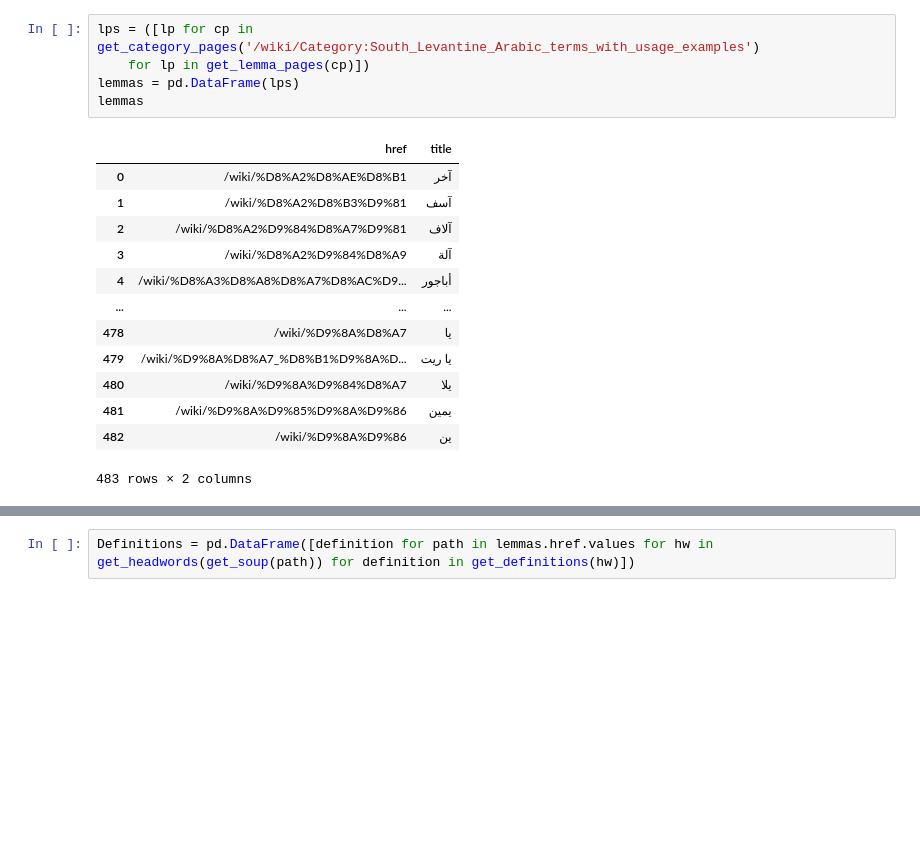
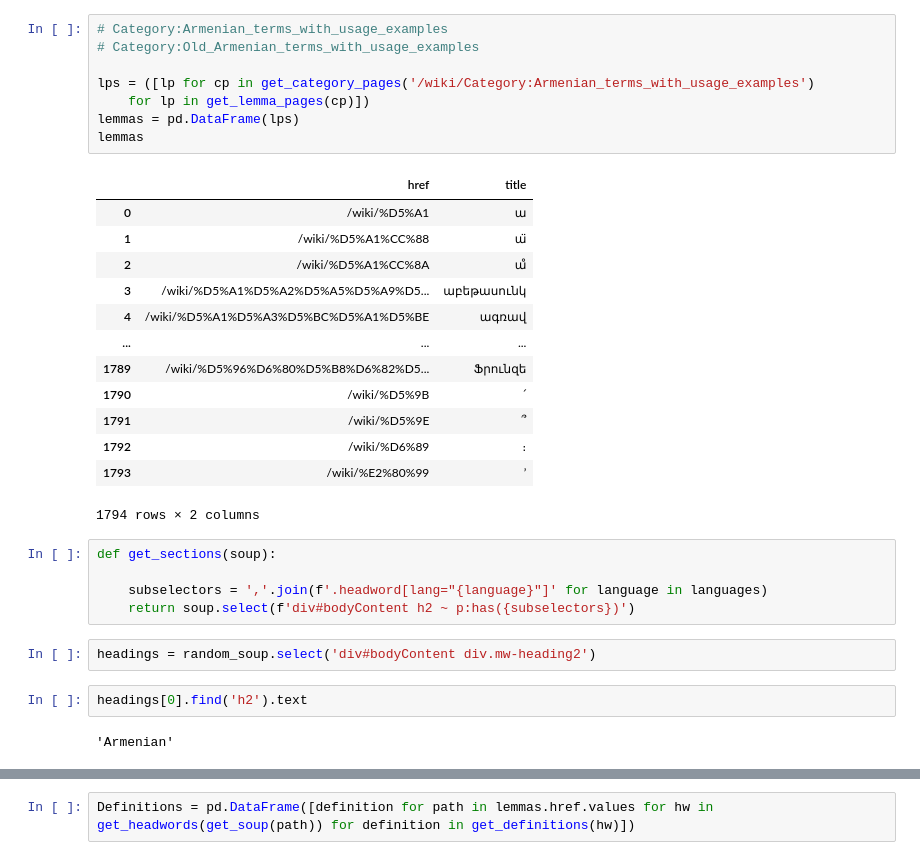
Before and after one commit to kebuhcah/viet-wiktionary-scrape, a Jupyter notebook: sandbox.ipynb, the cells around one changed output, grey strips where cells are left out. Drawn from its saved outputs; the diff is of its cells as text; blank space fills up the shorter version.

Commit message:
Scrape definitions by language

```diff
--- a/sandbox.ipynb
+++ b/sandbox.ipynb
@@ -40,19 +65,33 @@ def get_lemma_pages(path):
 # %%
-lps = ([lp for cp in get_category_pages('/wiki/Category:South_Levantine_Arabic_terms_with_usage_examples')
+# Category:Armenian_terms_with_usage_examples
+# Category:Old_Armenian_terms_with_usage_examples
+
+lps = ([lp for cp in get_category_pages('/wiki/Category:Armenian_terms_with_usage_examples')
     for lp in get_lemma_pages(cp)])
 lemmas = pd.DataFrame(lps)
 lemmas
 # %% [output]
 |  | href | title |
-| 0 | /wiki/%D8%A2%D8%AE%D8%B1 | آخر |
-| 1 | /wiki/%D8%A2%D8%B3%D9%81 | آسف |
-| 2 | /wiki/%D8%A2%D9%84%D8%A7%D9%81 | آلاف |
-| 3 | /wiki/%D8%A2%D9%84%D8%A9 | آلة |
-| 4 | /wiki/%D8%A3%D8%A8%D8%A7%D8%AC%D9... | أباجور |
+| 0 | /wiki/%D5%A1 | ա |
+| 1 | /wiki/%D5%A1%CC%88 | ա̈ |
+| 2 | /wiki/%D5%A1%CC%8A | ա̊ |
+| 3 | /wiki/%D5%A1%D5%A2%D5%A5%D5%A9%D5... | աբեթասունկ |
+| 4 | /wiki/%D5%A1%D5%A3%D5%BC%D5%A1%D5%BE | ագռավ |
 | ... | ... | ... |
-| 478 | /wiki/%D9%8A%D8%A7 | يا |
-| 479 | /wiki/%D9%8A%D8%A7_%D8%B1%D9%8A%D... | يا ريت |
-| 480 | /wiki/%D9%8A%D9%84%D8%A7 | يلا |
-| 481 | /wiki/%D9%8A%D9%85%D9%8A%D9%86 | يمين |
-| 482 | /wiki/%D9%8A%D9%86 | ين |
+| 1789 | /wiki/%D5%96%D6%80%D5%B8%D6%82%D5... | Ֆրունզե |
+| 1790 | /wiki/%D5%9B | ՛ |
+| 1791 | /wiki/%D5%9E | ՞ |
+| 1792 | /wiki/%D6%89 | ։ |
+| 1793 | /wiki/%E2%80%99 | ’ |
-483 rows × 2 columns
+1794 rows × 2 columns
+# %%
+def get_sections(soup):
+
+    subselectors = ','.join(f'.headword[lang="{language}"]' for language in languages)
+    return soup.select(f'div#bodyContent h2 ~ p:has({subselectors})')
+# %%
+headings = random_soup.select('div#bodyContent div.mw-heading2')
+# %%
+headings[0].find('h2').text
+# %% [output]
+'Armenian'
```
Also changed, not shown: parts of 13 cells of this notebook.
